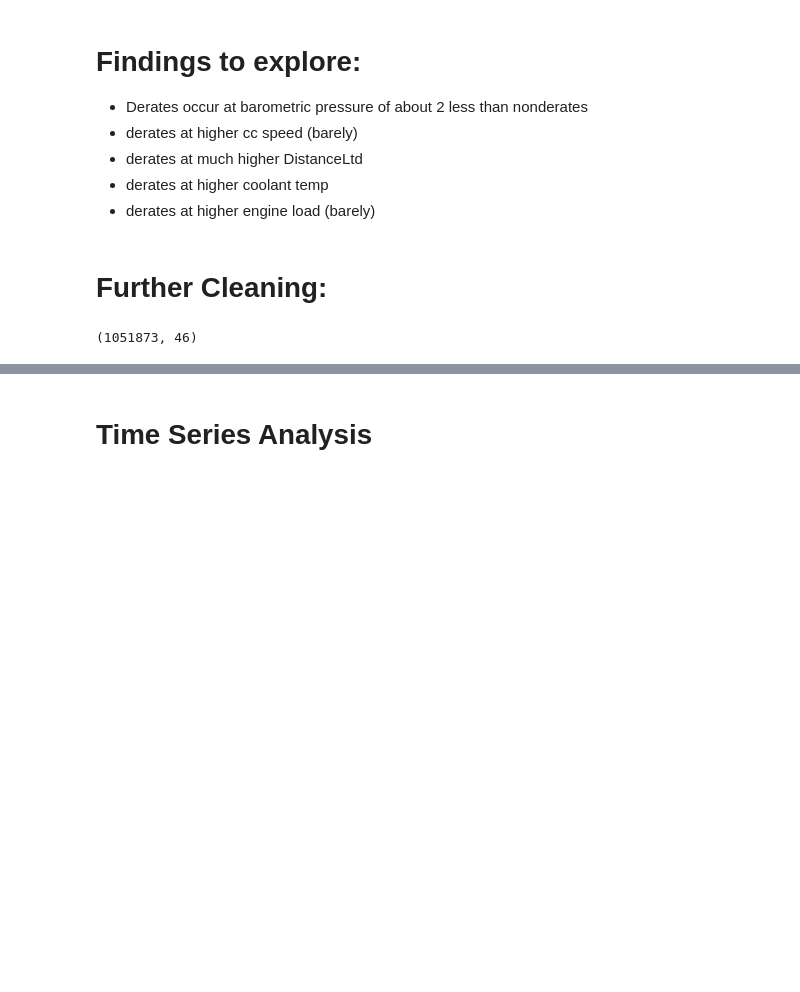
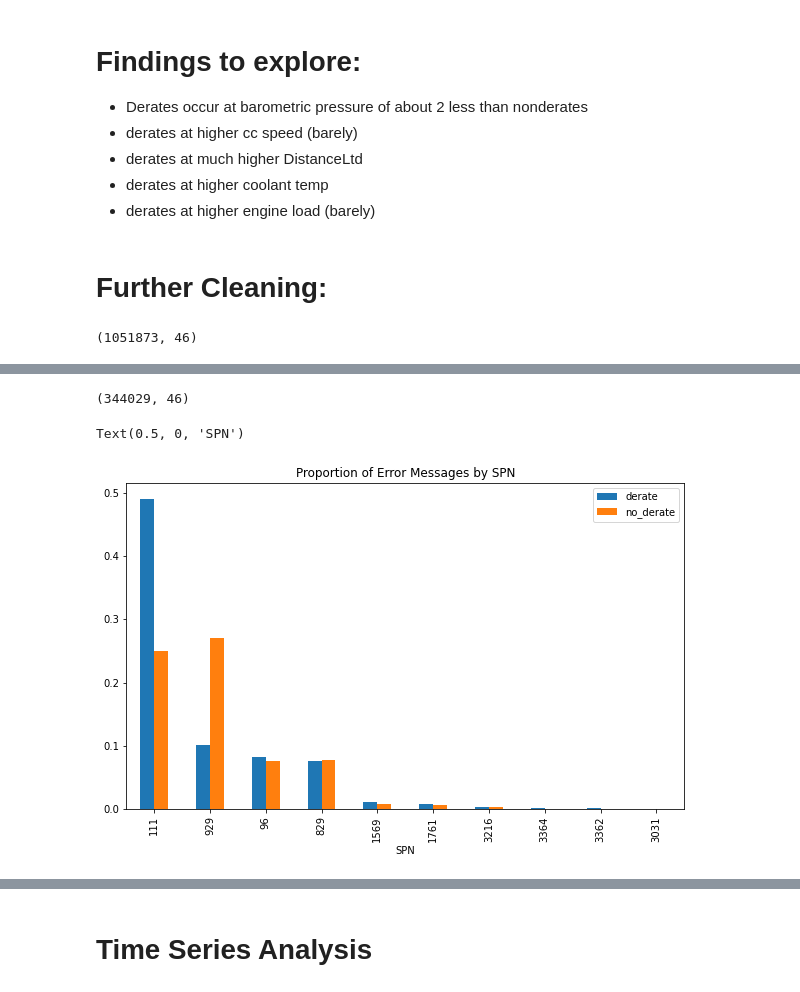
Before and after one commit to nss-data-science-cohort-5/big_g_express-eye_of_the_tiger, a Jupyter notebook: notebooks/Cleaning_and_analysis.ipynb, the cells around one changed output, grey strips where cells are left out. Saved outputs shown, nothing was run; the diff lists cells and outputs as text; code cells hidden in the pictures; blank space fills up the shorter version.

```diff
--- a/notebooks/Cleaning_and_analysis.ipynb
+++ b/notebooks/Cleaning_and_analysis.ipynb
@@ -223,0 +216,12 @@ full_data_filt.shape
+# %%
+spn_derate = pd.DataFrame(derate_truck_df['spn'].value_counts(normalize=True)).reset_index().rename(columns = {'spn':'derate'})
+# %%
+spn_no_derate = no_derate_truck_df['spn'].value_counts(normalize=True).reset_index().rename(columns = {'spn':'no_derate'})
+# %%
+full_data_filt[full_data_filt['spn'] == 111].shape
+# %% [output]
+(344029, 46)
+# %%
+spns = pd.merge(spn_derate, spn_no_derate, on = ['index'])
+# %%
+within_day_top = [1569, 111, 96, 1761, 829, 929, 3362, 3364, 3216, 3031]
@@ -223,0 +230,7 @@ full_data_filt.shape
+# %%
+spns[spns['index'].isin(within_day_top)].plot(x = 'index', y = ['derate', 'no_derate'], kind = 'bar')
+plt.title('Proportion of Error Messages by SPN')
+plt.xlabel('SPN')
+# %% [output]
+Text(0.5, 0, 'SPN')
+[figure, added]
```
Also changed, not shown: parts of 19 cells of this notebook, 2 other files.
